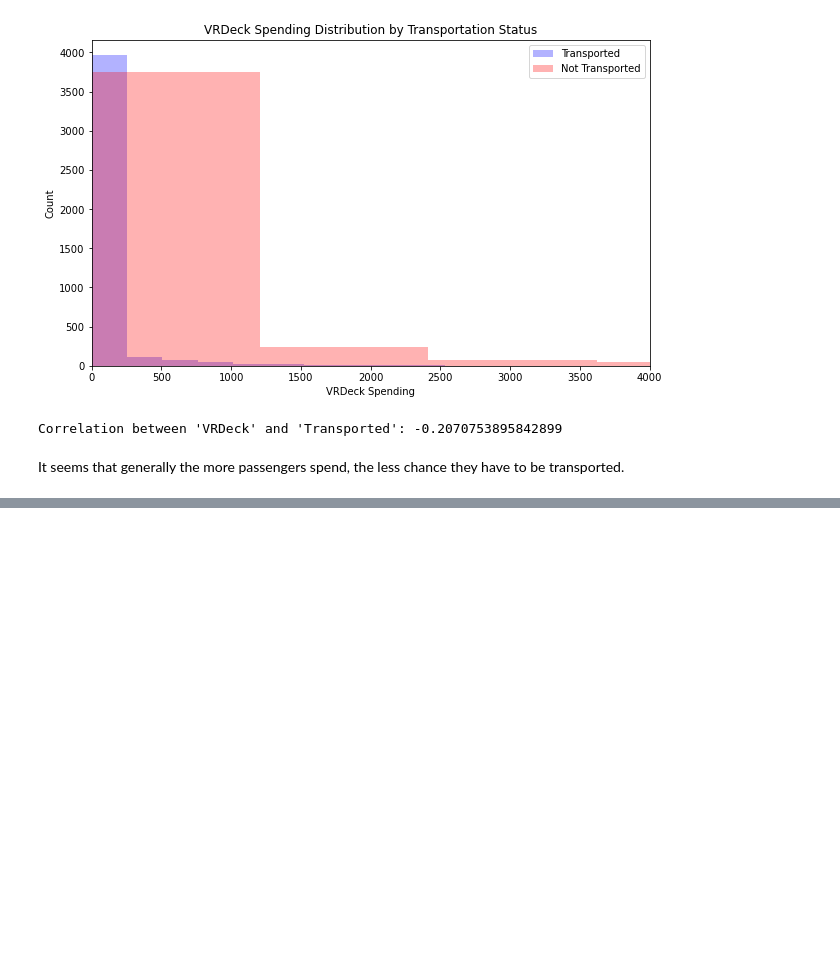
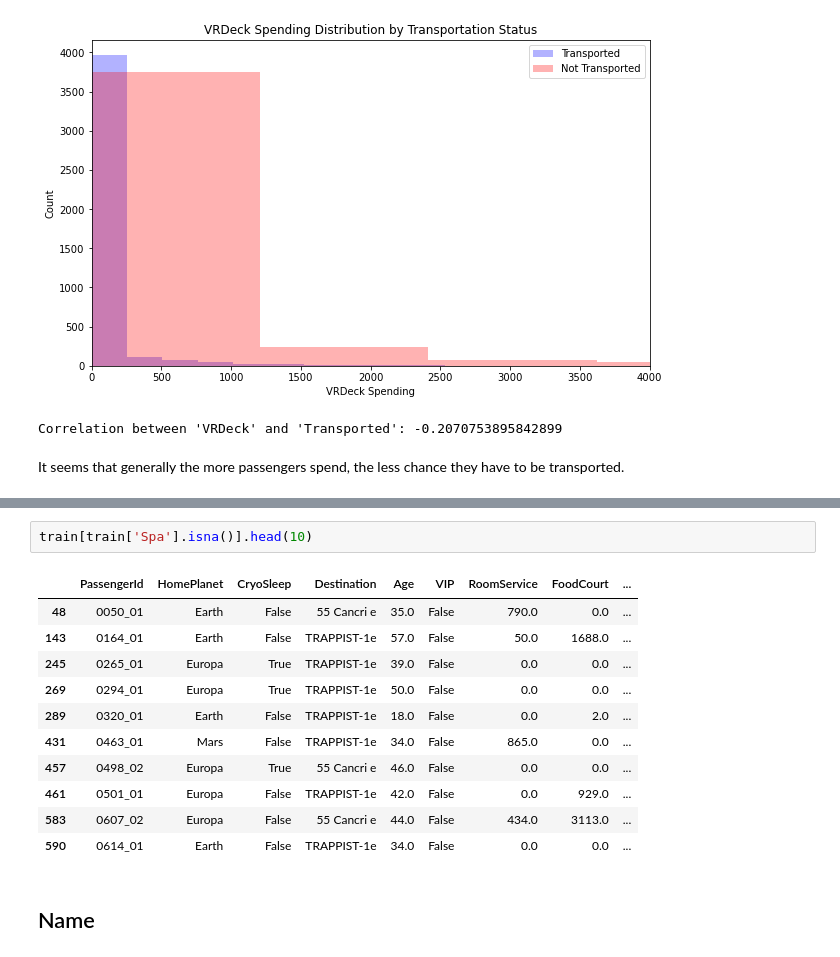
Before and after one commit to brianellis1997/Spaceship-Titanic, a Jupyter notebook: spaceship-titanic/Work.ipynb, the cells around one changed output, grey strips where cells are left out. Cells and saved outputs as stored; diff of their text form; blank space fills up the shorter version.

```diff
--- a/spaceship-titanic/Work.ipynb
+++ b/spaceship-titanic/Work.ipynb
@@ -819,0 +840,16 @@ It seems that generally the more passengers spend, the less chance they have to
+# %%
+train[train['Spa'].isna()].head(10)
+# %% [output]
+|  | PassengerId | HomePlanet | CryoSleep | Destination | Age | VIP | RoomService | FoodCourt | ... |
+| 48 | 0050_01 | Earth | False | 55 Cancri e | 35.0 | False | 790.0 | 0.0 | ... |
+| 143 | 0164_01 | Earth | False | TRAPPIST-1e | 57.0 | False | 50.0 | 1688.0 | ... |
+| 245 | 0265_01 | Europa | True | TRAPPIST-1e | 39.0 | False | 0.0 | 0.0 | ... |
+| 269 | 0294_01 | Europa | True | TRAPPIST-1e | 50.0 | False | 0.0 | 0.0 | ... |
+| 289 | 0320_01 | Earth | False | TRAPPIST-1e | 18.0 | False | 0.0 | 2.0 | ... |
+| 431 | 0463_01 | Mars | False | TRAPPIST-1e | 34.0 | False | 865.0 | 0.0 | ... |
+| 457 | 0498_02 | Europa | True | 55 Cancri e | 46.0 | False | 0.0 | 0.0 | ... |
+| 461 | 0501_01 | Europa | False | TRAPPIST-1e | 42.0 | False | 0.0 | 929.0 | ... |
+| 583 | 0607_02 | Europa | False | 55 Cancri e | 44.0 | False | 434.0 | 3113.0 | ... |
+| 590 | 0614_01 | Earth | False | TRAPPIST-1e | 34.0 | False | 0.0 | 0.0 | ... |
+# %% [markdown]
+## Name
```
Also changed, not shown: parts of 22 cells of this notebook.
